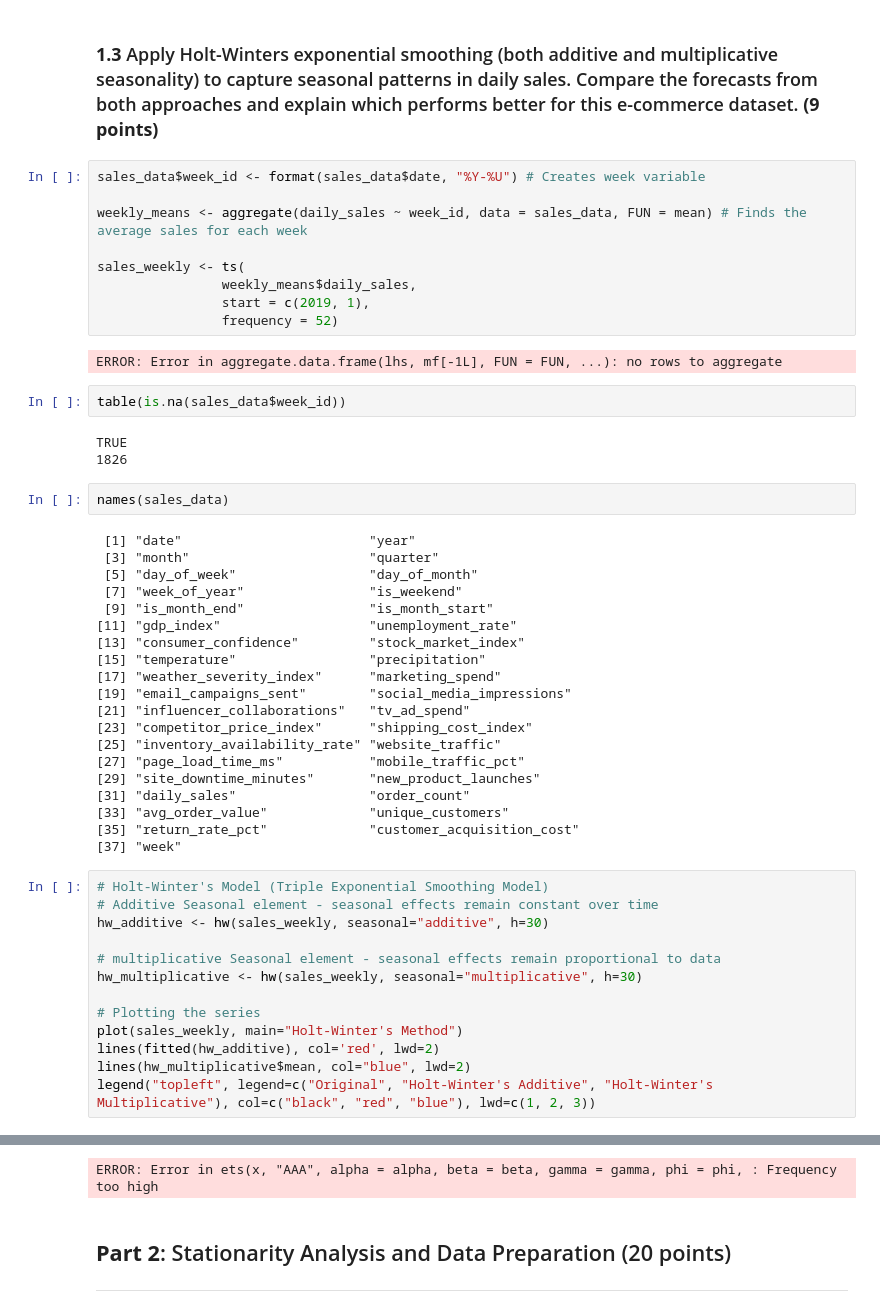
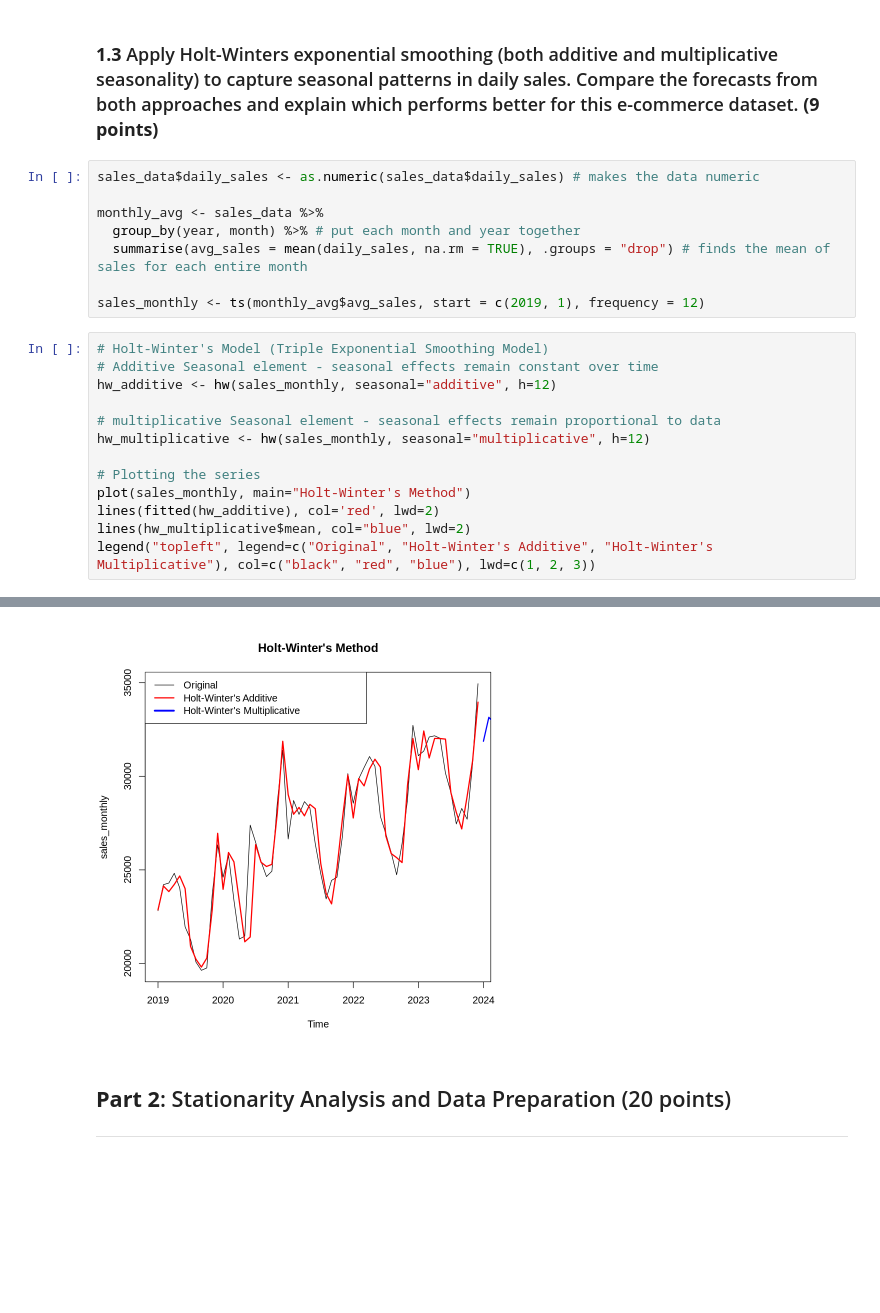
Before and after one commit to caninecrew/hw_5, a Jupyter notebook: HW_5_DS4220_Samuel_Rumbley.ipynb, the cells around one changed output, grey strips where cells are left out. Drawn from its saved outputs; the diff is of its cells as text; blank space fills up the shorter version.

Commit message:
Created using Colab; Holt-Winters exponential smoothing

```diff
--- a/HW_5_DS4220_Samuel_Rumbley.ipynb
+++ b/HW_5_DS4220_Samuel_Rumbley.ipynb
@@ -59,54 +76,24 @@ legend("topleft", legend=c("Original", "SES Model", "SES Forecast"), col=c("blac
 Simple Exponential Smoothing is best suited for stable data that does not include seasonality or trends.
 # %% [markdown]
 ### **1.3** Apply Holt-Winters exponential smoothing (both additive and multiplicative seasonality) to capture seasonal patterns in daily sales. Compare the forecasts from both approaches and explain which performs better for this e-commerce dataset. **(9 points)**
-# %%
-sales_data$week_id <- format(sales_data$date, "%Y-%U") # Creates week variable
-
-weekly_means <- aggregate(daily_sales ~ week_id, data = sales_data, FUN = mean) # Finds the average sales for each week
-
-sales_weekly <- ts(
-                weekly_means$daily_sales,
-                start = c(2019, 1),
-                frequency = 52)
-# %% [output]
-ERROR: Error in aggregate.data.frame(lhs, mf[-1L], FUN = FUN, ...): no rows to aggregate
-# %%
-table(is.na(sales_data$week_id))
-# %% [output]
-TRUE
-1826
-# %%
-names(sales_data)
-# %% [output]
- [1] "date"                        "year"
- [3] "month"                       "quarter"
- [5] "day_of_week"                 "day_of_month"
- [7] "week_of_year"                "is_weekend"
- [9] "is_month_end"                "is_month_start"
-[11] "gdp_index"                   "unemployment_rate"
-[13] "consumer_confidence"         "stock_market_index"
-[15] "temperature"                 "precipitation"
-[17] "weather_severity_index"      "marketing_spend"
-[19] "email_campaigns_sent"        "social_media_impressions"
-[21] "influencer_collaborations"   "tv_ad_spend"
-[23] "competitor_price_index"      "shipping_cost_index"
-[25] "inventory_availability_rate" "website_traffic"
-[27] "page_load_time_ms"           "mobile_traffic_pct"
-[29] "site_downtime_minutes"       "new_product_launches"
-[31] "daily_sales"                 "order_count"
-[33] "avg_order_value"             "unique_customers"
-[35] "return_rate_pct"             "customer_acquisition_cost"
-[37] "week"
+# %%
+sales_data$daily_sales <- as.numeric(sales_data$daily_sales) # makes the data numeric
+
+monthly_avg <- sales_data %>%
+  group_by(year, month) %>% # put each month and year together
+  summarise(avg_sales = mean(daily_sales, na.rm = TRUE), .groups = "drop") # finds the mean of sales for each entire month
+
+sales_monthly <- ts(monthly_avg$avg_sales, start = c(2019, 1), frequency = 12)
 # %%
 # Holt-Winter's Model (Triple Exponential Smoothing Model)
 # Additive Seasonal element - seasonal effects remain constant over time
-hw_additive <- hw(sales_weekly, seasonal="additive", h=30)
+hw_additive <- hw(sales_monthly, seasonal="additive", h=12)
 
 # multiplicative Seasonal element - seasonal effects remain proportional to data
-hw_multiplicative <- hw(sales_weekly, seasonal="multiplicative", h=30)
+hw_multiplicative <- hw(sales_monthly, seasonal="multiplicative", h=12)
 
 # Plotting the series
-plot(sales_weekly, main="Holt-Winter's Method")
+plot(sales_monthly, main="Holt-Winter's Method")
 lines(fitted(hw_additive), col='red', lwd=2)
 lines(hw_multiplicative$mean, col="blue", lwd=2)
 legend("topleft", legend=c("Original", "Holt-Winter's Additive", "Holt-Winter's Multiplicative"), col=c("black", "red", "blue"), lwd=c(1, 2, 3))
@@ -116,4 +101,4 @@ Warning message in ets(x, "AAA", alpha = alpha, beta = beta, gamma = gamma, phi
-ERROR: Error in ets(x, "AAA", alpha = alpha, beta = beta, gamma = gamma, phi = phi, : Frequency too high
+[figure, added]
 # %% [markdown]
 ## **Part 2**: Stationarity Analysis and Data Preparation (20 points)
 
```
Also changed, not shown: parts of 5 cells of this notebook.
